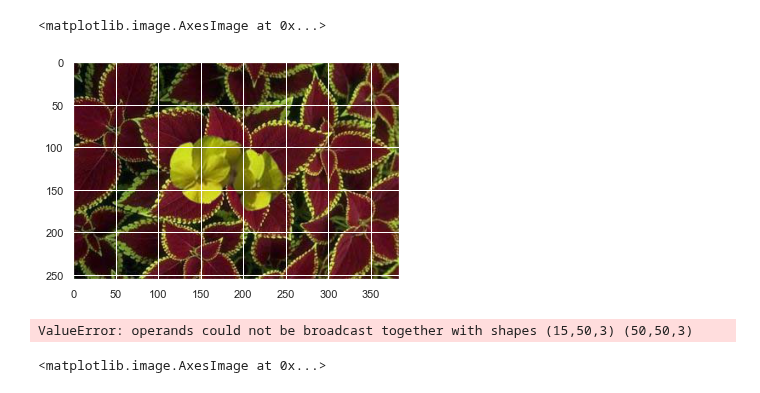
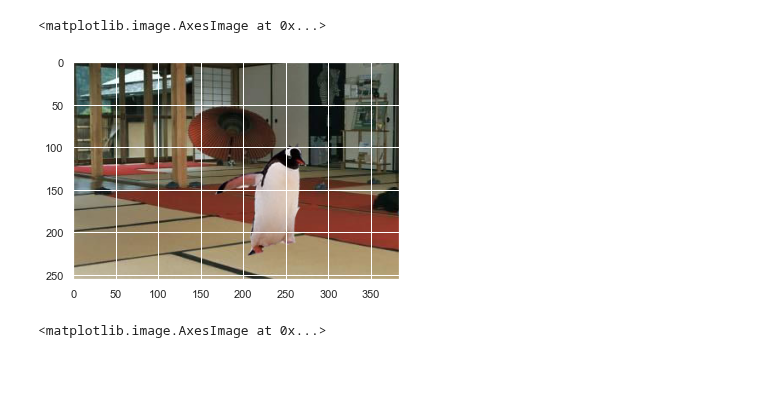
Before and after one commit to geoffroyO/sVae, a Jupyter notebook: src/img_test/test_results.ipynb, the cells around one changed output. Saved outputs shown, nothing was run; the diff lists cells and outputs as text; code cells hidden in the pictures.

```diff
--- a/src/img_test/test_results.ipynb
+++ b/src/img_test/test_results.ipynb
@@ -7,17 +7,15 @@ import matplotlib.pyplot as plt
 from pylab import savefig
 %matplotlib inline
 # %%
-img = plt.imread("./1.jpg")
+img = plt.imread("./5.jpg")
 noisy = np.copy(img)
 plt.imshow(img)
 # %% [output]
 <matplotlib.image.AxesImage at 0x...>
-[figure, old version]
+[figure, new version]
 # %%
-noisy[0:50, 0:50,:] = noisy[0:15, 0:50,:] + np.random.normal(0, 50, (50, 50, 3))
-plt.imsave("./10.jpg", noisy, format='jpg')
+noisy[150:200, 100:150,:] = noisy[150:200, 100:150,:] + np.random.normal(0, 50, (50, 50, 3))
+plt.imsave("./11.jpg", noisy, format='jpg')
-# %% [output]
-ValueError: operands could not be broadcast together with shapes (15,50,3) (50,50,3)
 # %%
 reconstruction = np.load("./1_reconstruction.npy")
 features = np.load("./1_features.npy")
```
Also changed, not shown: 1 other file.
